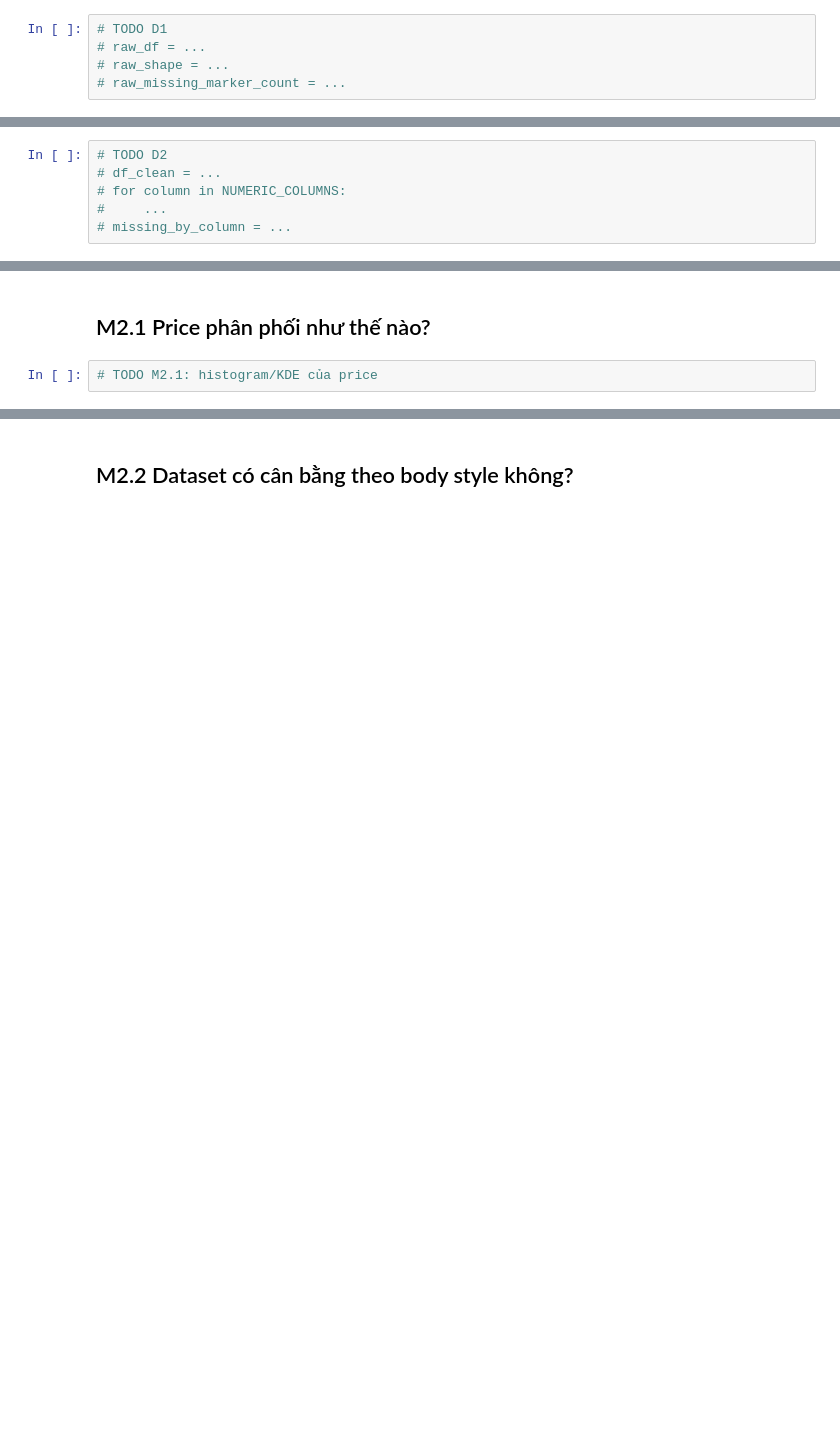
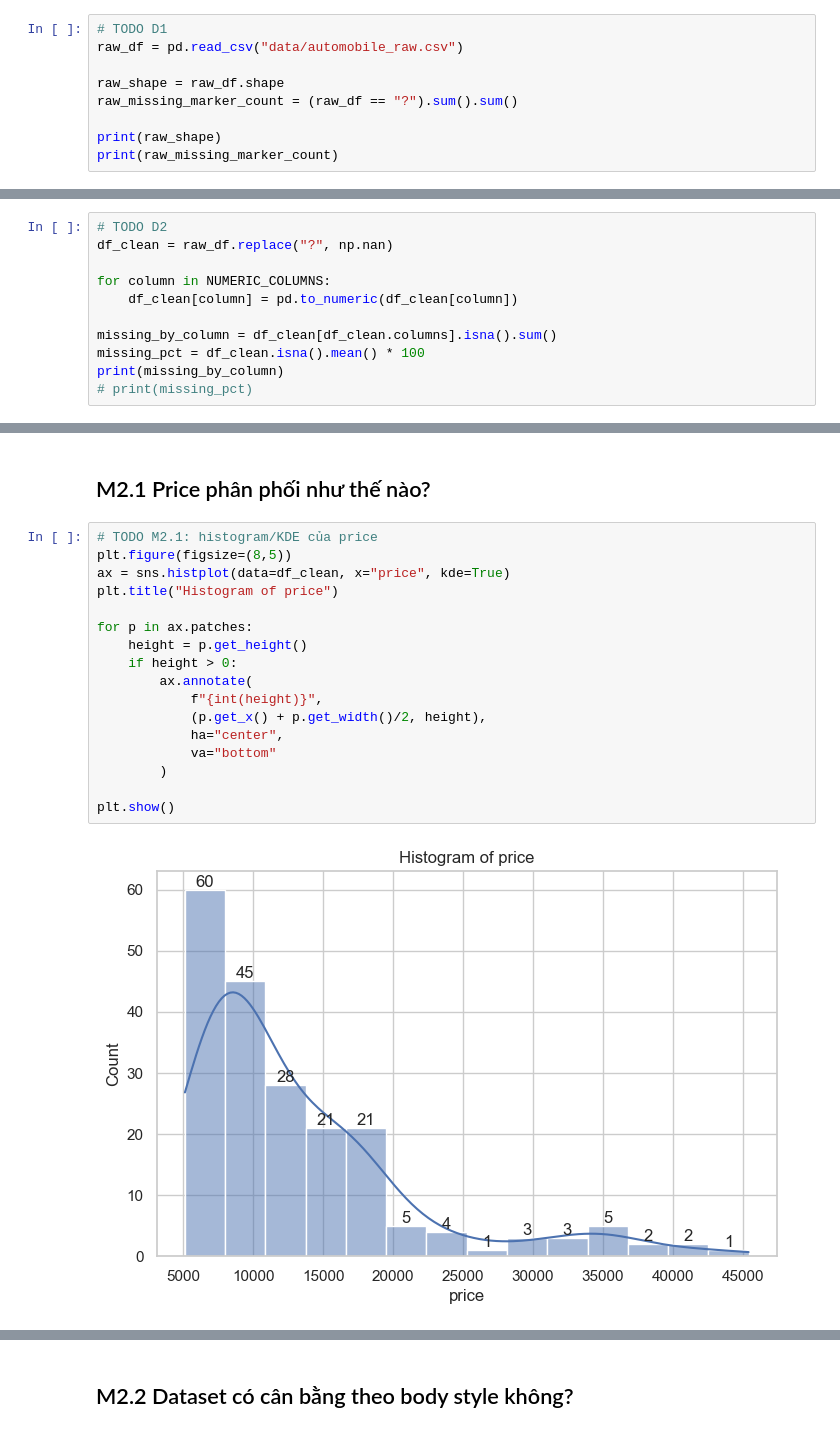
Before and after one commit to khoile2550109-cyber/mliot-pyml-2026-hw, a Jupyter notebook: week02/numpy-pandas-eda-hw/numpy_pandas_eda_hw.ipynb, the cells around one changed output, grey strips where cells are left out. Drawn from its saved outputs; the diff is of its cells as text; blank space fills up the shorter version.

```diff
--- a/week02/numpy-pandas-eda-hw/numpy_pandas_eda_hw.ipynb
+++ b/week02/numpy-pandas-eda-hw/numpy_pandas_eda_hw.ipynb
@@ -189,6 +229,10 @@ Load dữ liệu sao cho dấu `?` vẫn là chuỗi để quan sát ảnh hư
 - `raw_missing_marker_count`: tổng số dấu `?`.
 # %%
 # TODO D1
-# raw_df = ...
-# raw_shape = ...
-# raw_missing_marker_count = ...
+raw_df = pd.read_csv("data/automobile_raw.csv")
+
+raw_shape = raw_df.shape
+raw_missing_marker_count = (raw_df == "?").sum().sum()
+
+print(raw_shape)
+print(raw_missing_marker_count)
@@ -204,7 +251,12 @@ Load dữ liệu sao cho dấu `?` vẫn là chuỗi để quan sát ảnh hư
 NUMERIC_COLUMNS = ['symboling', 'normalized_losses', 'wheel_base', 'length', 'width', 'height', 'curb_weight', 'engine_size', 'bore', 'stroke', 'compression_ratio', 'horsepower', 'peak_rpm', 'city_mpg', 'highway_mpg', 'price']
 # %%
 # TODO D2
-# df_clean = ...
-# for column in NUMERIC_COLUMNS:
-#     ...
-# missing_by_column = ...
+df_clean = raw_df.replace("?", np.nan)
+
+for column in NUMERIC_COLUMNS:
+    df_clean[column] = pd.to_numeric(df_clean[column])
+
+missing_by_column = df_clean[df_clean.columns].isna().sum()
+missing_pct = df_clean.isna().mean() * 100
+print(missing_by_column)
+# print(missing_pct)
@@ -277,4 +379,21 @@ Mỗi biểu đồ cần:
 ## M2.1 Price phân phối như thế nào?
 # %%
 # TODO M2.1: histogram/KDE của price
+plt.figure(figsize=(8,5))
+ax = sns.histplot(data=df_clean, x="price", kde=True)
+plt.title("Histogram of price")
+
+for p in ax.patches:
+    height = p.get_height()
+    if height > 0:
+        ax.annotate(
+            f"{int(height)}",
+            (p.get_x() + p.get_width()/2, height),
+            ha="center",
+            va="bottom"
+        )
+
+plt.show()
+# %% [output]
+[figure, added]
 # %% [markdown]
```
Also changed, not shown: parts of 20 cells of this notebook.
